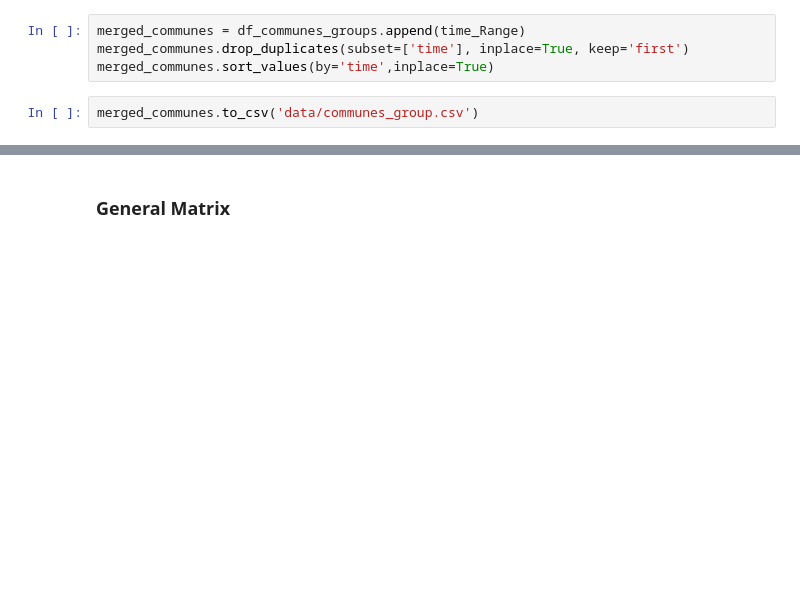
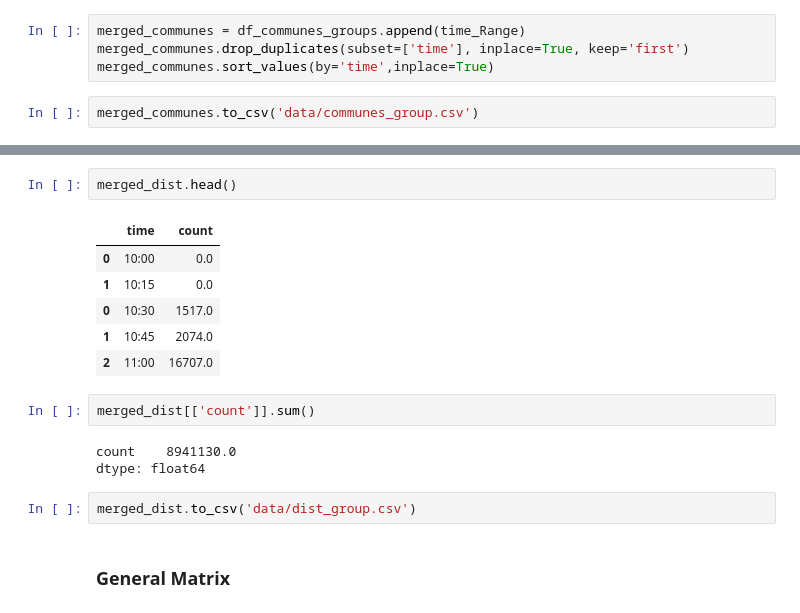
Before and after one commit to lbasseto/dataviz-smood-public, a Jupyter notebook: Time_Groups.ipynb, the cells around one changed output, grey strips where cells are left out. Drawn from its saved outputs; the diff is of its cells as text; blank space fills up the shorter version.

```diff
--- a/Time_Groups.ipynb
+++ b/Time_Groups.ipynb
@@ -122,3 +185,19 @@ merged_communes.to_csv('data/communes_group.csv')
+# %%
+merged_dist.head()
+# %% [output]
+|  | time | count |
+| 0 | 10:00 | 0.0 |
+| 1 | 10:15 | 0.0 |
+| 0 | 10:30 | 1517.0 |
+| 1 | 10:45 | 2074.0 |
+| 2 | 11:00 | 16707.0 |
+# %%
+merged_dist[['count']].sum()
+# %% [output]
+count    8941130.0
+dtype: float64
+# %%
+merged_dist.to_csv('data/dist_group.csv')
 # %% [markdown]
 ### General Matrix
 # %%
```
Also changed, not shown: parts of 13 cells of this notebook, 6 other files.
